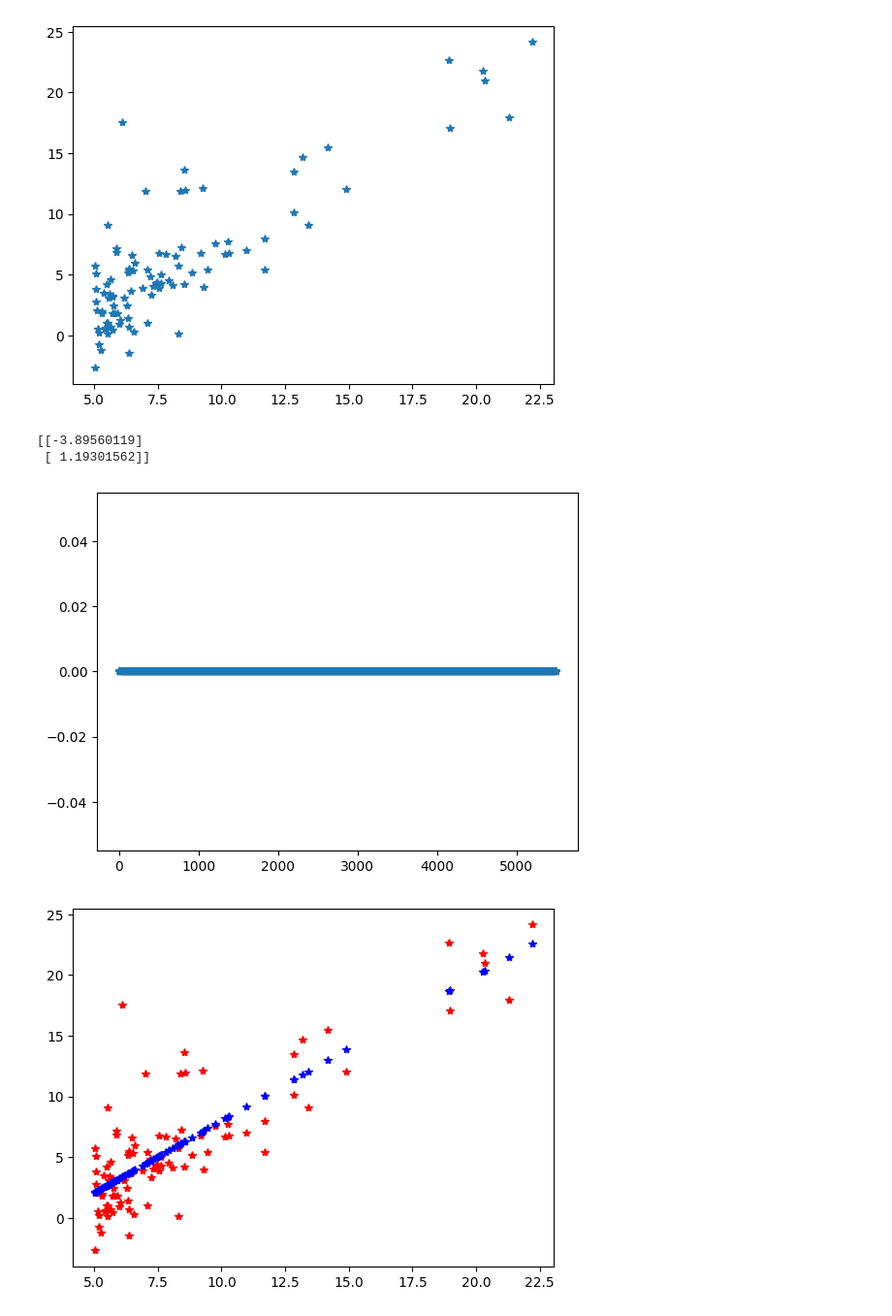
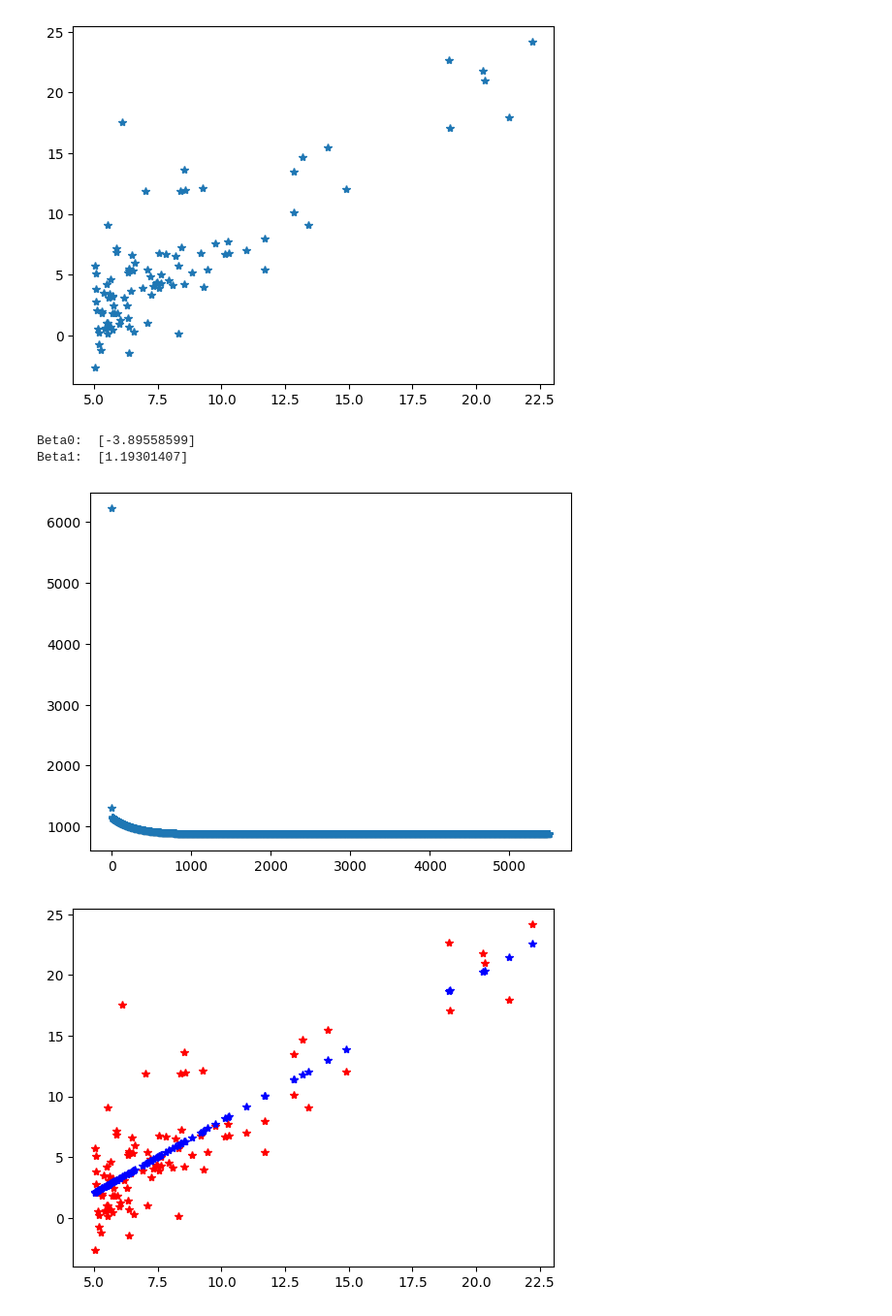
Before and after one commit to jcagudelo12/IA, a Jupyter notebook: RegresionLineal_1_Variable/R_Lineal_One_Vable.ipynb, the cells around one changed output. Shown: that part at 97% size. Drawn from its saved outputs; the diff is of its cells as text; code cells hidden in the pictures.

Commit message:
Add cálculo de la función cost

```diff
--- a/RegresionLineal_1_Variable/R_Lineal_One_Vable.ipynb
+++ b/RegresionLineal_1_Variable/R_Lineal_One_Vable.ipynb
@@ -76,32 +76,40 @@ def Gradiente(Beta,alpha,m,X,y,numIter,J):
   h_beta = np.zeros((m,1))
 
   for i in range(numIter):
+    h_beta = np.dot(X,Beta)
     for j in range(2): # Con J=0 se calcula B0 y con J=1 se calcula B1
-      h_beta = np.dot(X,Beta)
       temp1 = (np.reshape(X[:,j],(m,1)))
-      temp2 = np.sum(np. multiply(temp1,(np.subtract(h_beta,y))))
+
+      #Creo temp_diff solo para guardar la resta entre hipotesis y y
+      temp_diff = np.subtract(h_beta, y)
+
+      # En temp2 reemplazo la parte correspondiente a la resta po la variable temp_diff
+      temp2 = np.sum(np. multiply(temp1,temp_diff))
+
       betaTemp[j,0] = Beta[j,0] - (temp2*(alpha/m))
 
     Beta = betaTemp
     h_beta = np.dot(X,Beta)
-    J[i]  = 0 #Implementar la función cost, queda como tarea
 
+    # Cost hace la sumatoria de los cuadrados de temp_diff
+    J[i]  = np.sum(np.square(temp_diff))
 
   return (Beta, J)
 # %%
 alpha = 0.01
 numIter = 5500
-J = np.zeros(numIter,)
+J = np.zeros((numIter,1))
 Beta = np.zeros((2,1))
 
 Beta, J = Gradiente(Beta,alpha,m,X,y,numIter,J)
 
 plt.plot(J,'*')
-print(Beta)
+print('Beta0: ', Beta[0])
+print('Beta1: ', Beta[1])
 # %% [output]
-[[-3.89560119]
- [ 1.19301562]]
+Beta0:  [-3.89558599]
+Beta1:  [1.19301407]
-[figure, old version]
+[figure, new version]
 # %%
 h_beta = np.dot(X,Beta)
 plt.plot(data[:,0],data[:,1],'r*')
```
